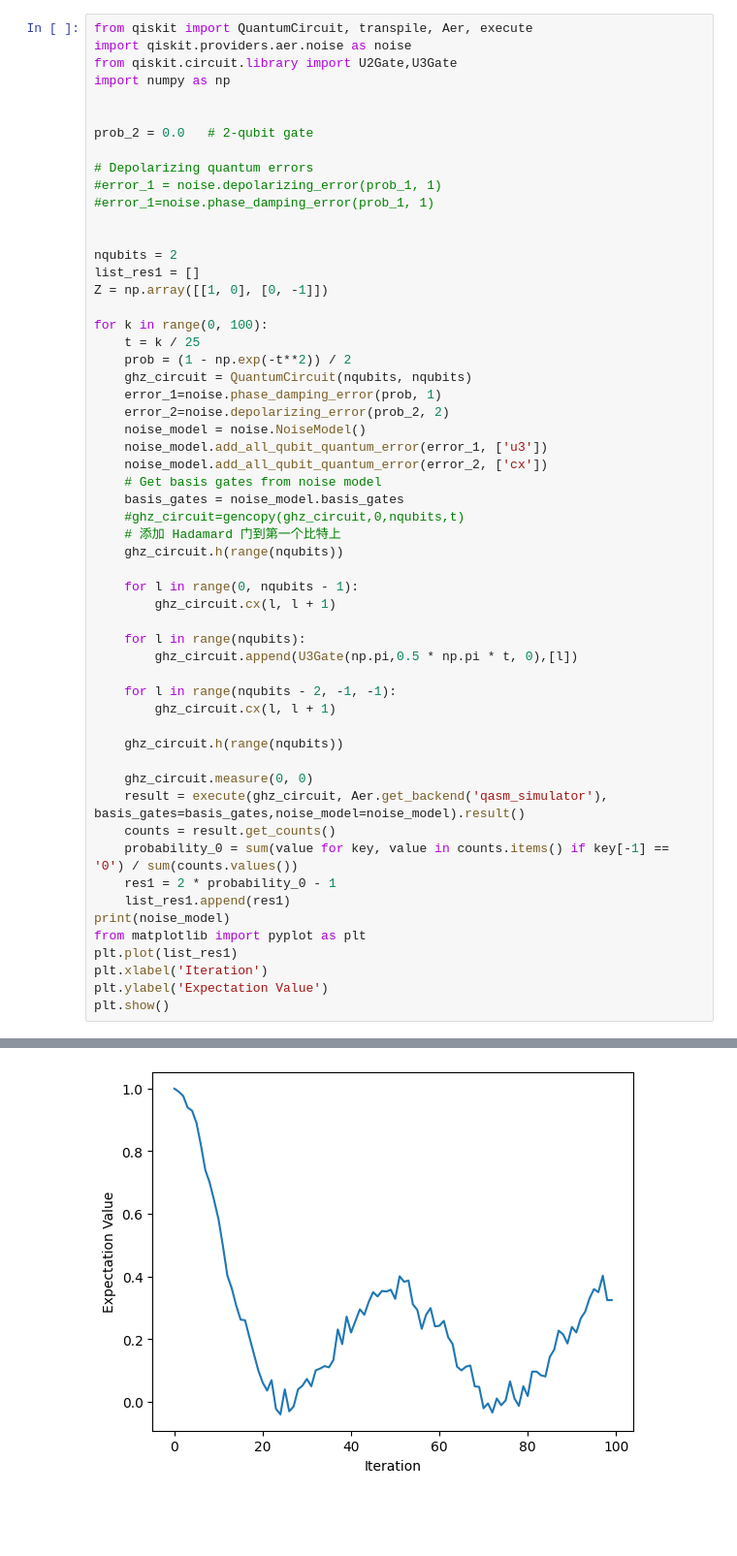
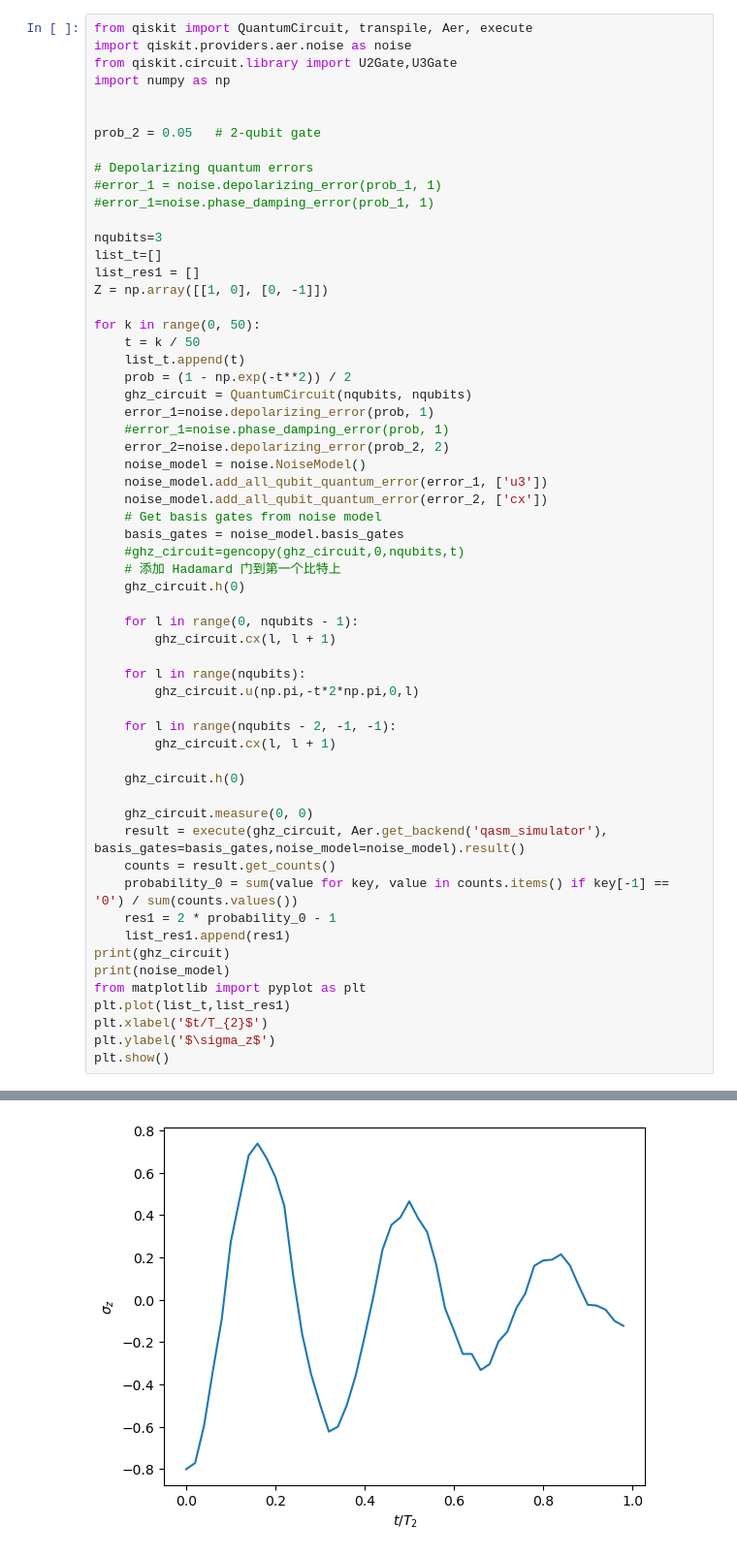
Before and after one commit to condensedspin/VD-demo, a Jupyter notebook: mutisense.ipynb, the cells around one changed output, grey strips where cells are left out. Shown at 97% size. Drawn from its saved outputs; the diff is of its cells as text; blank space fills up the shorter version.

```diff
--- a/mutisense.ipynb
+++ b/mutisense.ipynb
@@ -71,22 +122,24 @@ from qiskit.circuit.library import U2Gate,U3Gate
 import numpy as np
 
 
-prob_2 = 0.0   # 2-qubit gate
+prob_2 = 0.05   # 2-qubit gate
 
 # Depolarizing quantum errors
 #error_1 = noise.depolarizing_error(prob_1, 1)
 #error_1=noise.phase_damping_error(prob_1, 1)
 
-
-nqubits = 2
+nqubits=3
+list_t=[]
 list_res1 = []
 Z = np.array([[1, 0], [0, -1]])
 
-for k in range(0, 100):
-    t = k / 25
+for k in range(0, 50):
+    t = k / 50
+    list_t.append(t)
     prob = (1 - np.exp(-t**2)) / 2
     ghz_circuit = QuantumCircuit(nqubits, nqubits)
-    error_1=noise.phase_damping_error(prob, 1)
+    error_1=noise.depolarizing_error(prob, 1)
+    #error_1=noise.phase_damping_error(prob, 1)
     error_2=noise.depolarizing_error(prob_2, 2)
     noise_model = noise.NoiseModel()
     noise_model.add_all_qubit_quantum_error(error_1, ['u3'])
@@ -95,18 +148,18 @@ for k in range(0, 100):
     basis_gates = noise_model.basis_gates
     #ghz_circuit=gencopy(ghz_circuit,0,nqubits,t)
     # 添加 Hadamard 门到第一个比特上
-    ghz_circuit.h(range(nqubits))
+    ghz_circuit.h(0)
 
     for l in range(0, nqubits - 1):
         ghz_circuit.cx(l, l + 1)
 
     for l in range(nqubits):
-        ghz_circuit.append(U3Gate(np.pi,0.5 * np.pi * t, 0),[l])
+        ghz_circuit.u(np.pi,-t*2*np.pi,0,l)
 
     for l in range(nqubits - 2, -1, -1):
         ghz_circuit.cx(l, l + 1)
 
-    ghz_circuit.h(range(nqubits))
+    ghz_circuit.h(0)
 
     ghz_circuit.measure(0, 0)
     result = execute(ghz_circuit, Aer.get_backend('qasm_simulator'), basis_gates=basis_gates,noise_model=noise_model).result()
@@ -114,10 +167,11 @@ for k in range(0, 100):
     probability_0 = sum(value for key, value in counts.items() if key[-1] == '0') / sum(counts.values())
     res1 = 2 * probability_0 - 1
     list_res1.append(res1)
+print(ghz_circuit)
 print(noise_model)
 from matplotlib import pyplot as plt
-plt.plot(list_res1)
-plt.xlabel('Iteration')
-plt.ylabel('Expectation Value')
+plt.plot(list_t,list_res1)
+plt.xlabel('$t/T_{2}$')
+plt.ylabel('$\sigma_z$')
 plt.show()
 # %% [output]
@@ -128 +191 @@ NoiseModel:
-[figure, old version]
+[figure, new version]
```
Also changed, not shown: parts of 11 cells of this notebook.
